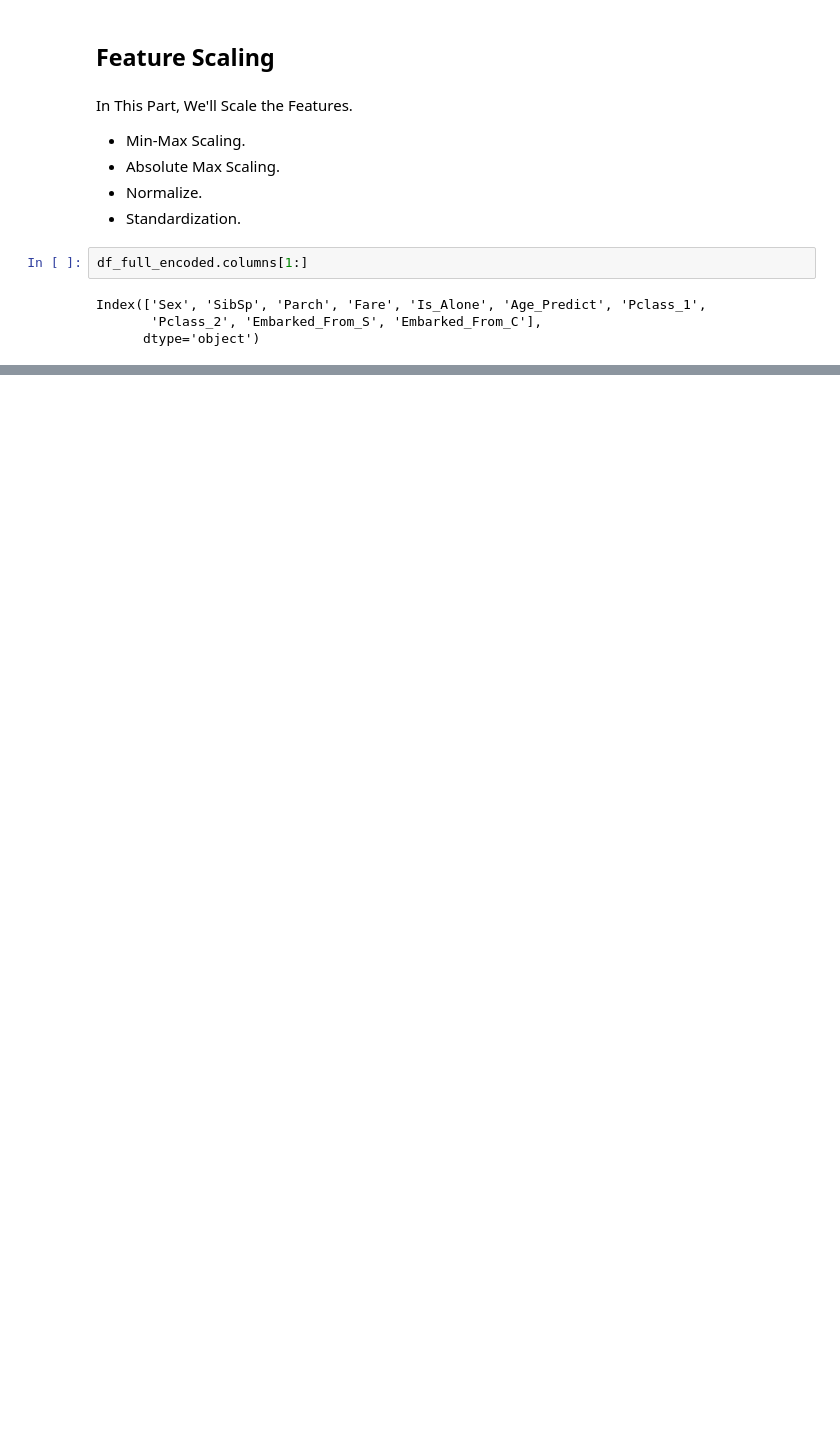
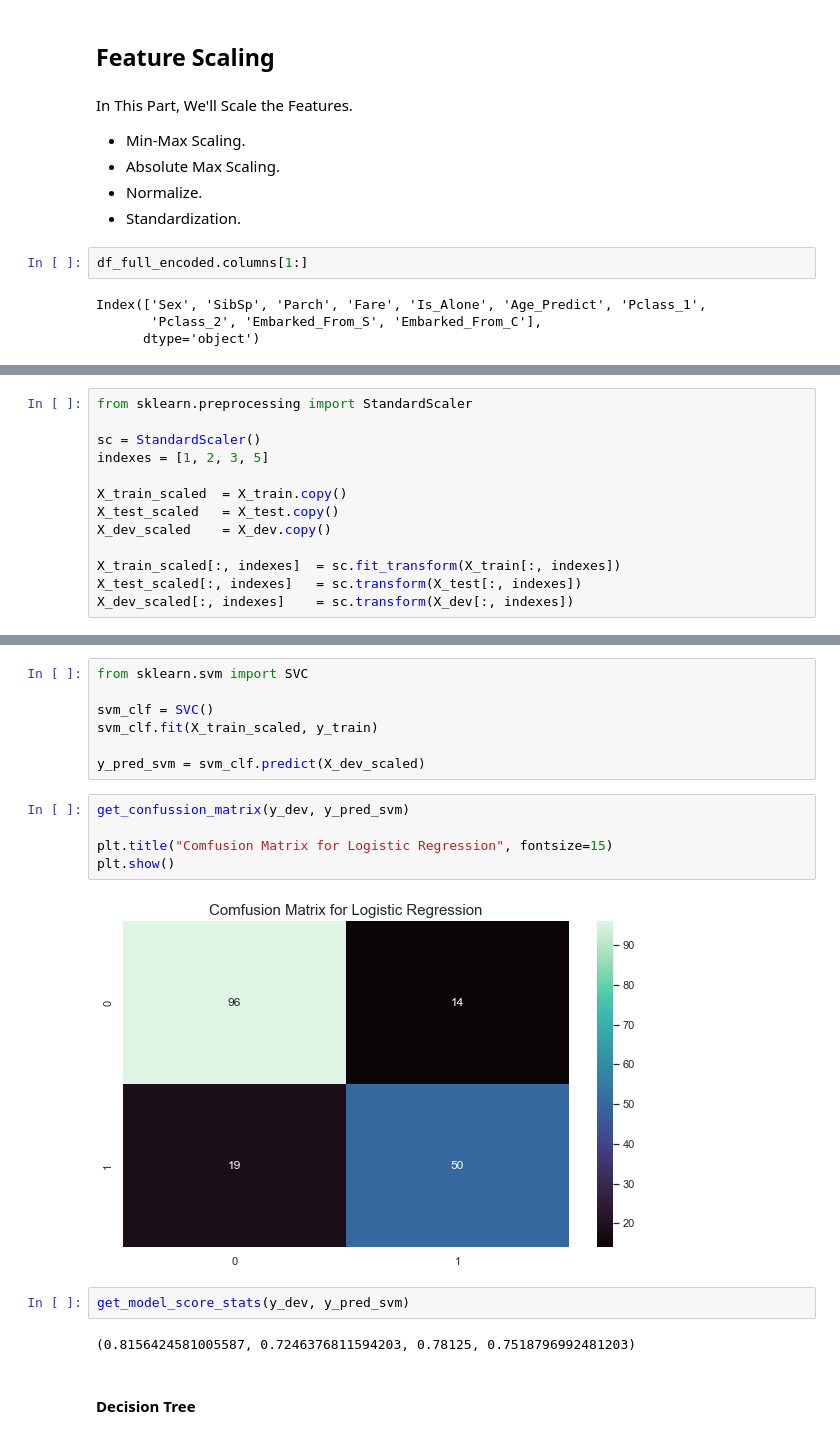
Before and after one commit to aka-vm/Titanic-Exploratory-Data-And-Model-Analysis, a Jupyter notebook: titanic_expl_data_analysis.ipynb, the cells around one changed output, grey strips where cells are left out. Saved outputs shown, nothing was run; the diff lists cells and outputs as text; blank space fills up the shorter version.

```diff
--- a/titanic_expl_data_analysis.ipynb
+++ b/titanic_expl_data_analysis.ipynb
@@ -716,0 +729,13 @@ Here, We can scale
+# %%
+from sklearn.preprocessing import StandardScaler
+
+sc = StandardScaler()
+indexes = [1, 2, 3, 5]
+
+X_train_scaled  = X_train.copy()
+X_test_scaled   = X_test.copy()
+X_dev_scaled    = X_dev.copy()
+
+X_train_scaled[:, indexes]  = sc.fit_transform(X_train[:, indexes])
+X_test_scaled[:, indexes]   = sc.transform(X_test[:, indexes])
+X_dev_scaled[:, indexes]    = sc.transform(X_dev[:, indexes])
@@ -716,0 +834,20 @@ Here, We can scale
+# %%
+from sklearn.svm import SVC
+
+svm_clf = SVC()
+svm_clf.fit(X_train_scaled, y_train)
+
+y_pred_svm = svm_clf.predict(X_dev_scaled)
+# %%
+get_confussion_matrix(y_dev, y_pred_svm)
+
+plt.title("Comfusion Matrix for Logistic Regression", fontsize=15)
+plt.show()
+# %% [output]
+[figure, added]
+# %%
+get_model_score_stats(y_dev, y_pred_svm)
+# %% [output]
+(0.8156424581005587, 0.7246376811594203, 0.78125, 0.7518796992481203)
+# %% [markdown]
+#### Decision Tree
```
Also changed, not shown: parts of 32 cells of this notebook.
